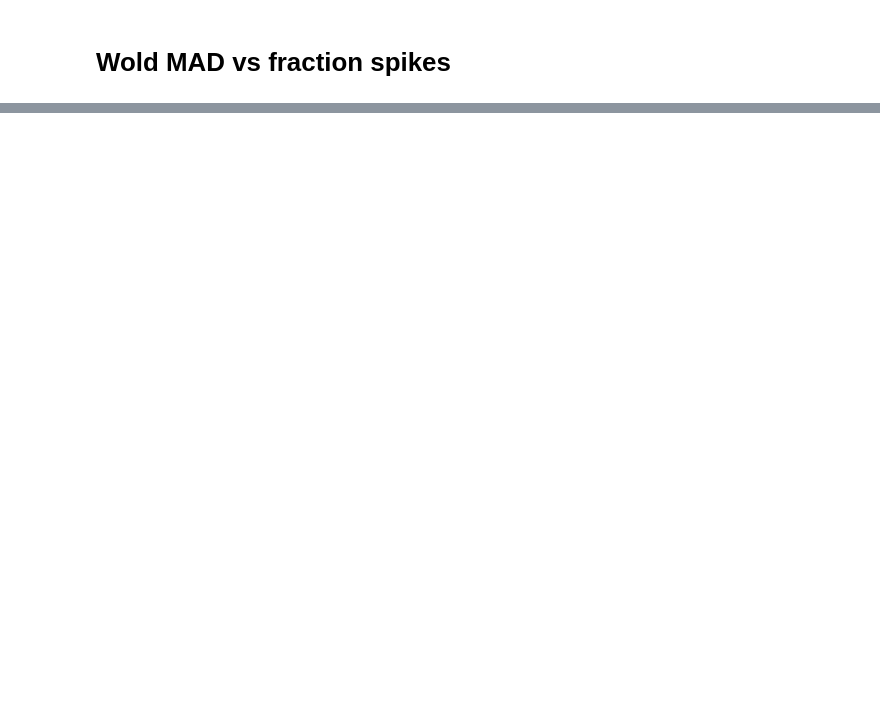
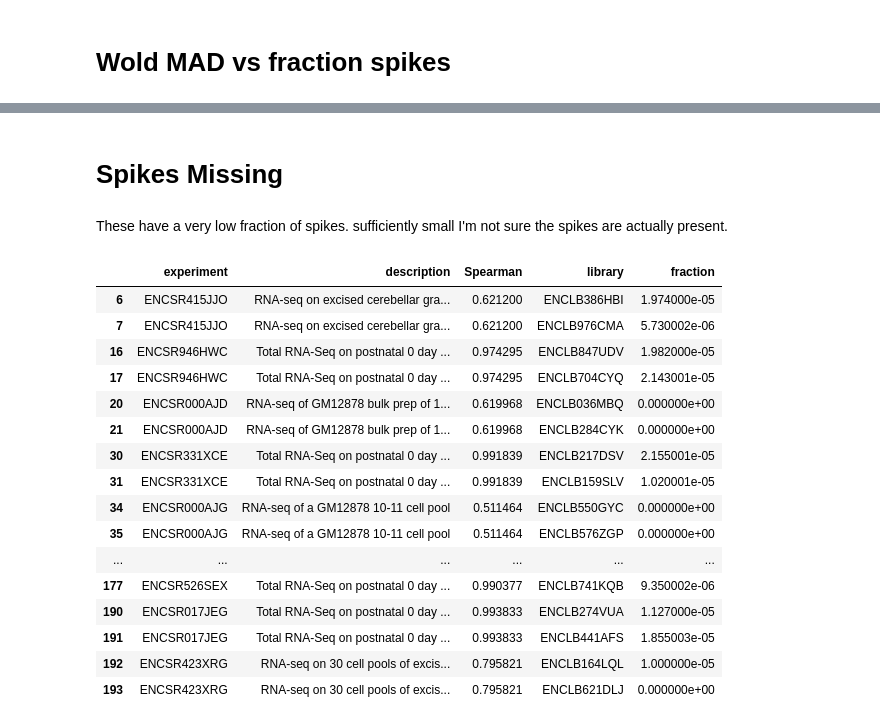
Before and after one commit to detrout/encode3-curation, a Jupyter notebook: compare-mad/fraction-spikes.ipynb, the cells around one changed output, grey strips where cells are left out. Cells and saved outputs as stored; diff of their text form; code cells hidden in the pictures; blank space fills up the shorter version.

Commit message:
what are the experiments with few spikes

```diff
--- a/compare-mad/fraction-spikes.ipynb
+++ b/compare-mad/fraction-spikes.ipynb
@@ -86,0 +135,24 @@ wold_fraction[wold_fraction['fraction'] > 0.10][['experiment', 'description', 'S
+# %% [markdown]
+# Spikes Missing
+# %% [markdown]
+These have a very low fraction of spikes. sufficiently small I'm not sure the spikes are actually present.
+# %%
+wold_fraction[wold_fraction['fraction'] < 0.001][['experiment', 'description', 'Spearman', 'library', 'fraction']]
+# %% [output]
+|  | experiment | description | Spearman | library | fraction |
+| 6 | ENCSR415JJO | RNA-seq on excised cerebellar gra... | 0.621200 | ENCLB386HBI | 1.974000e-05 |
+| 7 | ENCSR415JJO | RNA-seq on excised cerebellar gra... | 0.621200 | ENCLB976CMA | 5.730002e-06 |
+| 16 | ENCSR946HWC | Total RNA-Seq on postnatal 0 day ... | 0.974295 | ENCLB847UDV | 1.982000e-05 |
+| 17 | ENCSR946HWC | Total RNA-Seq on postnatal 0 day ... | 0.974295 | ENCLB704CYQ | 2.143001e-05 |
+| 20 | ENCSR000AJD | RNA-seq of GM12878 bulk prep of 1... | 0.619968 | ENCLB036MBQ | 0.000000e+00 |
+| 21 | ENCSR000AJD | RNA-seq of GM12878 bulk prep of 1... | 0.619968 | ENCLB284CYK | 0.000000e+00 |
+| 30 | ENCSR331XCE | Total RNA-Seq on postnatal 0 day ... | 0.991839 | ENCLB217DSV | 2.155001e-05 |
+| 31 | ENCSR331XCE | Total RNA-Seq on postnatal 0 day ... | 0.991839 | ENCLB159SLV | 1.020001e-05 |
+| 34 | ENCSR000AJG | RNA-seq of a GM12878 10-11 cell pool | 0.511464 | ENCLB550GYC | 0.000000e+00 |
+| 35 | ENCSR000AJG | RNA-seq of a GM12878 10-11 cell pool | 0.511464 | ENCLB576ZGP | 0.000000e+00 |
+| ... | ... | ... | ... | ... | ... |
+| 177 | ENCSR526SEX | Total RNA-Seq on postnatal 0 day ... | 0.990377 | ENCLB741KQB | 9.350002e-06 |
+| 190 | ENCSR017JEG | Total RNA-Seq on postnatal 0 day ... | 0.993833 | ENCLB274VUA | 1.127000e-05 |
+| 191 | ENCSR017JEG | Total RNA-Seq on postnatal 0 day ... | 0.993833 | ENCLB441AFS | 1.855003e-05 |
+| 192 | ENCSR423XRG | RNA-seq on 30 cell pools of excis... | 0.795821 | ENCLB164LQL | 1.000000e-05 |
+| 193 | ENCSR423XRG | RNA-seq on 30 cell pools of excis... | 0.795821 | ENCLB621DLJ | 0.000000e+00 |
```
Also changed, not shown: parts of 8 cells of this notebook.
